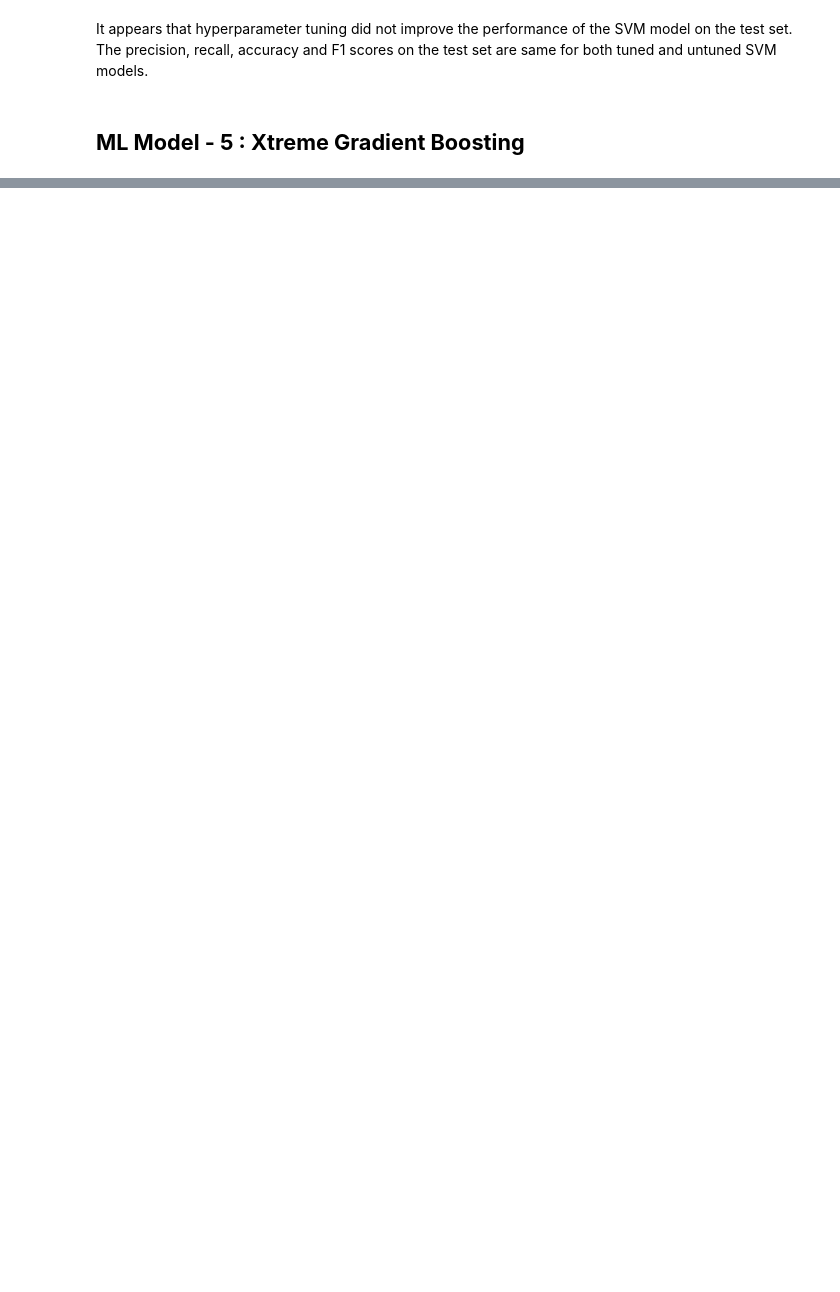
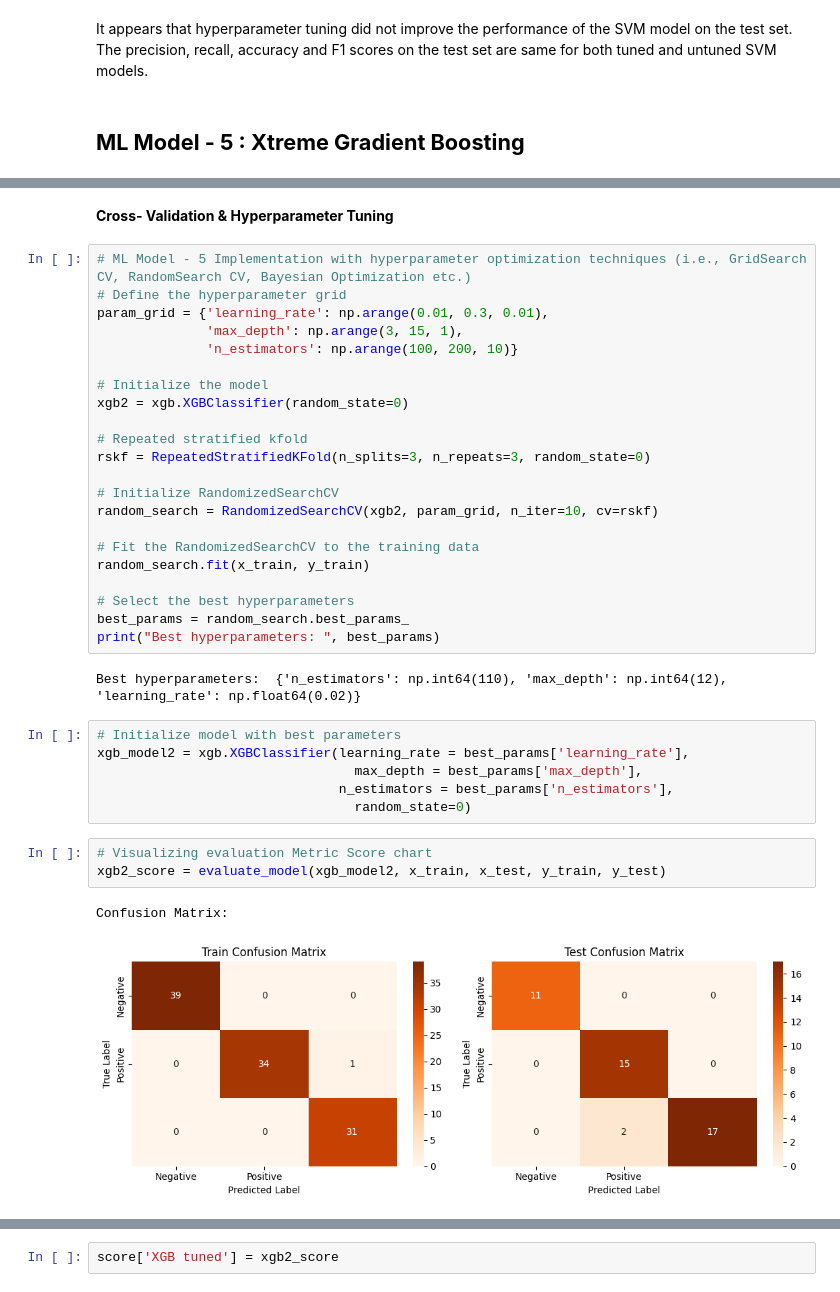
Before and after one commit to rsys-adsingh/Classification, a Jupyter notebook: ClassificationAlgo.ipynb, the cells around one changed output, grey strips where cells are left out. Saved outputs shown, nothing was run; the diff lists cells and outputs as text; blank space fills up the shorter version.

```diff
--- a/ClassificationAlgo.ipynb
+++ b/ClassificationAlgo.ipynb
@@ -864,0 +909,38 @@ It appears that hyperparameter tuning did not improve the performance of the SVM
+# %% [markdown]
+**Cross- Validation & Hyperparameter Tuning**
+# %%
+# ML Model - 5 Implementation with hyperparameter optimization techniques (i.e., GridSearch CV, RandomSearch CV, Bayesian Optimization etc.)
+# Define the hyperparameter grid
+param_grid = {'learning_rate': np.arange(0.01, 0.3, 0.01),
+              'max_depth': np.arange(3, 15, 1),
+              'n_estimators': np.arange(100, 200, 10)}
+
+# Initialize the model
+xgb2 = xgb.XGBClassifier(random_state=0)
+
+# Repeated stratified kfold
+rskf = RepeatedStratifiedKFold(n_splits=3, n_repeats=3, random_state=0)
+
+# Initialize RandomizedSearchCV
+random_search = RandomizedSearchCV(xgb2, param_grid, n_iter=10, cv=rskf)
+
+# Fit the RandomizedSearchCV to the training data
+random_search.fit(x_train, y_train)
+
+# Select the best hyperparameters
+best_params = random_search.best_params_
+print("Best hyperparameters: ", best_params)
+# %% [output]
+Best hyperparameters:  {'n_estimators': np.int64(110), 'max_depth': np.int64(12), 'learning_rate': np.float64(0.02)}
+# %%
+# Initialize model with best parameters
+xgb_model2 = xgb.XGBClassifier(learning_rate = best_params['learning_rate'],
+                                 max_depth = best_params['max_depth'],
+                               n_estimators = best_params['n_estimators'],
+                                 random_state=0)
+# %%
+# Visualizing evaluation Metric Score chart
+xgb2_score = evaluate_model(xgb_model2, x_train, x_test, y_train, y_test)
+# %% [output]
+Confusion Matrix:
+[figure, added]
@@ -864,0 +964,2 @@ It appears that hyperparameter tuning did not improve the performance of the SVM
+# %%
+score['XGB tuned'] = xgb2_score
```
Also changed, not shown: parts of 68 cells of this notebook.
